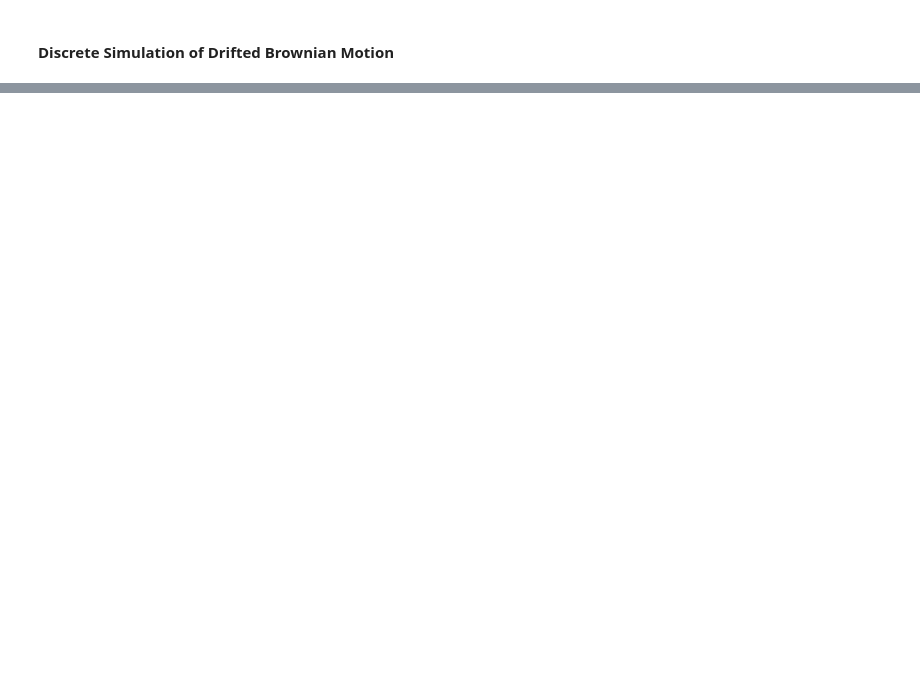
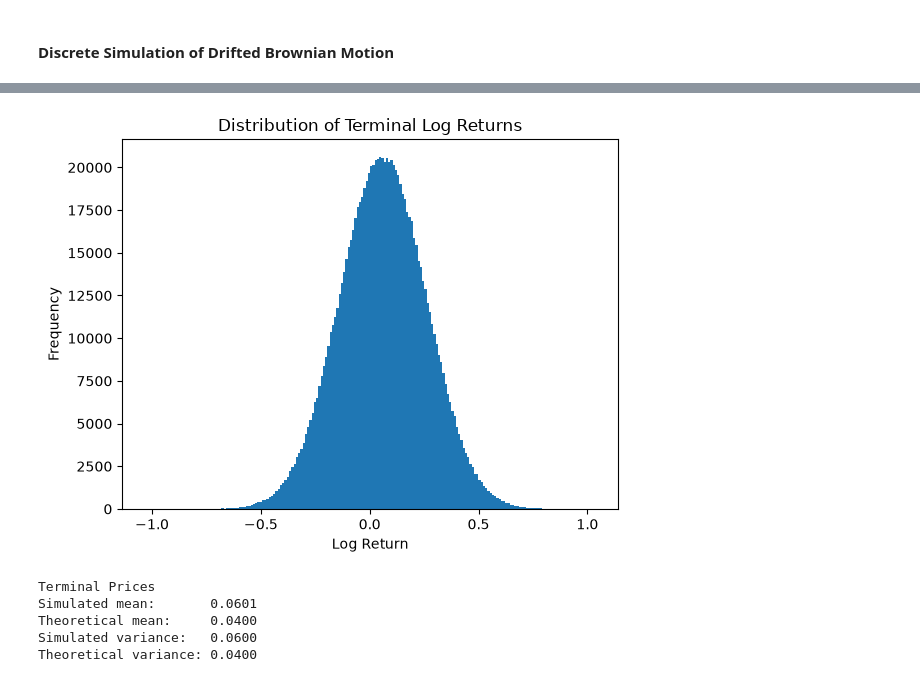
Before and after one commit to adeeb-sarfraz/delta_hedging_options_pricing, a Jupyter notebook: notebooks/02_gbm_simulation.ipynb, the cells around one changed output, grey strips where cells are left out. Saved outputs shown, nothing was run; the diff lists cells and outputs as text; code cells hidden in the pictures; blank space fills up the shorter version.

```diff
--- a/notebooks/02_gbm_simulation.ipynb
+++ b/notebooks/02_gbm_simulation.ipynb
@@ -106,0 +454,34 @@ plt.show
+# %%
+terminal_factors = np.divide(terminal_prices, P0)
+
+log_returns = np.log(terminal_factors)
+
+plt.hist(log_returns,
+        bins = 200
+         )
+
+plt.xlabel("Log Return")
+plt.ylabel("Frequency")
+plt.title("Distribution of Terminal Log Returns")
+
+plt.show()
+# %% [output]
+[figure, added]
+# %%
+simulated_log_mean = np.mean(log_returns)
+simulated_log_var = np.var(log_returns)
+
+theoretical_log_mean = (mu - 0.5 * (sigma**2)) * T
+theoretical_log_variance = sigma**2 * T
+
+print("Terminal Prices")
+print(f"Simulated mean:       {simulated_log_mean:.4f}")
+print(f"Theoretical mean:     {simulated_log_var:.4f}")
+print(f"Simulated variance:   {theoretical_log_mean:.4f}")
+print(f"Theoretical variance: {theoretical_log_variance:.4f}")
+# %% [output]
+Terminal Prices
+Simulated mean:       0.0601
+Theoretical mean:     0.0400
+Simulated variance:   0.0600
+Theoretical variance: 0.0400
```
Also changed, not shown: parts of 20 cells of this notebook, 1 other file.
